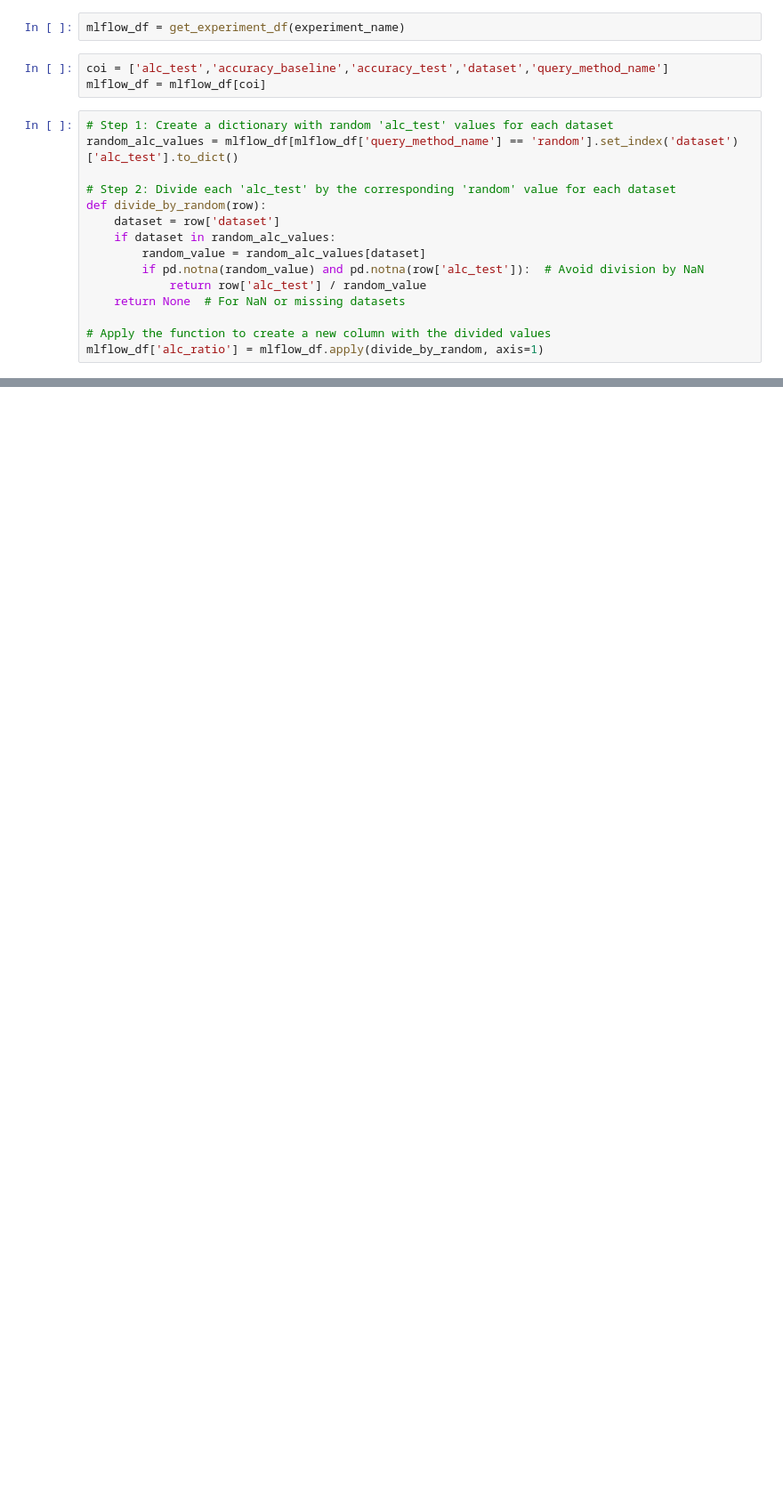
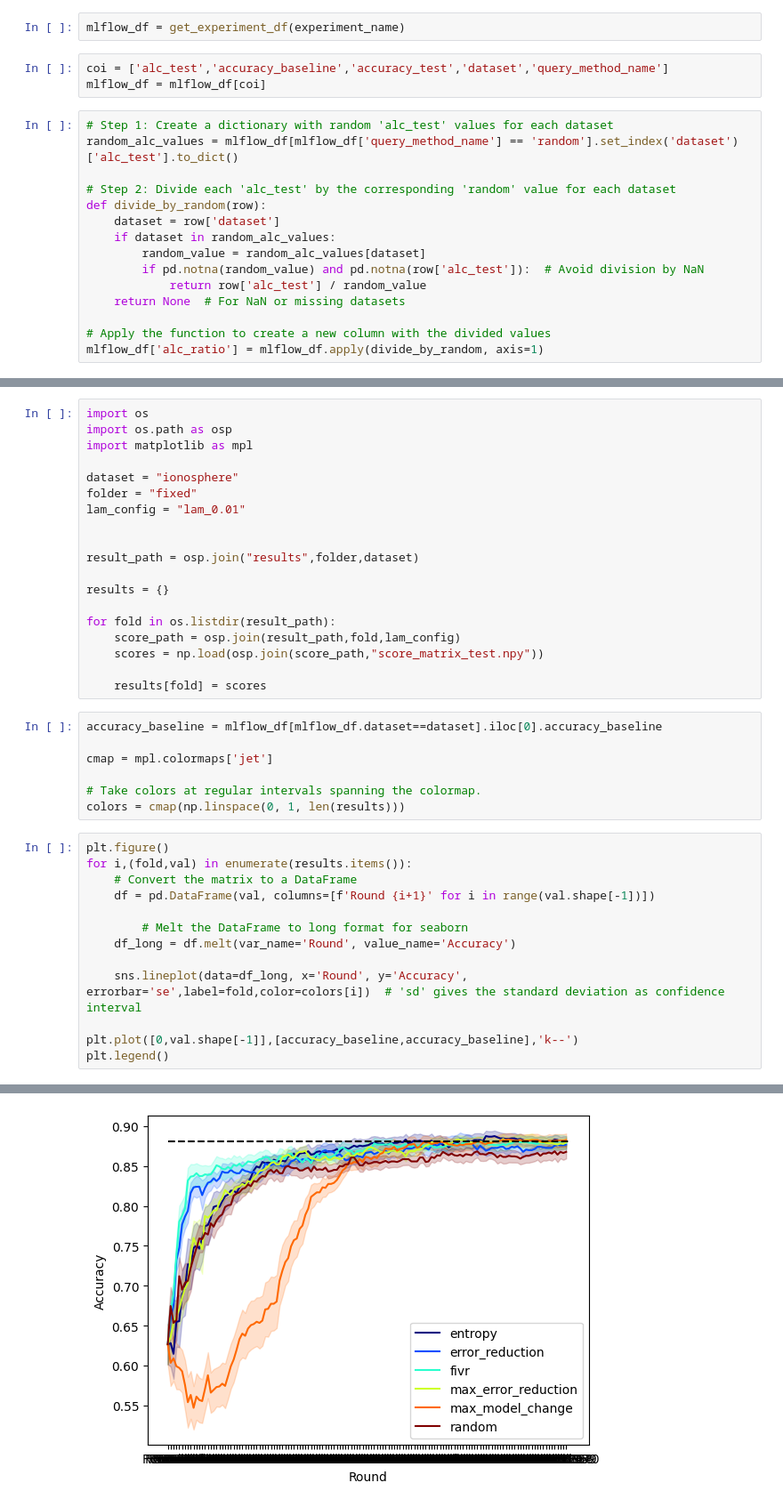
Before and after one commit to mlpotter/LogisticALBenchmark, a Jupyter notebook: visualize_results.ipynb, the cells around one changed output, grey strips where cells are left out. Shown at 89% size. Saved outputs shown, nothing was run; the diff lists cells and outputs as text; blank space fills up the shorter version.

```diff
--- a/visualize_results.ipynb
+++ b/visualize_results.ipynb
@@ -135,0 +133,40 @@ plt.show()
+# %%
+import os
+import os.path as osp
+import matplotlib as mpl
+
+dataset = "ionosphere"
+folder = "fixed"
+lam_config = "lam_0.01"
+
+
+result_path = osp.join("results",folder,dataset)
+
+results = {}
+
+for fold in os.listdir(result_path):
+    score_path = osp.join(result_path,fold,lam_config)
+    scores = np.load(osp.join(score_path,"score_matrix_test.npy"))
+
+    results[fold] = scores
+# %%
+accuracy_baseline = mlflow_df[mlflow_df.dataset==dataset].iloc[0].accuracy_baseline
+
+cmap = mpl.colormaps['jet']
+
+# Take colors at regular intervals spanning the colormap.
+colors = cmap(np.linspace(0, 1, len(results)))
+# %%
+plt.figure()
+for i,(fold,val) in enumerate(results.items()):
+    # Convert the matrix to a DataFrame
+    df = pd.DataFrame(val, columns=[f'Round {i+1}' for i in range(val.shape[-1])])
+
+        # Melt the DataFrame to long format for seaborn
+    df_long = df.melt(var_name='Round', value_name='Accuracy')
+
+    sns.lineplot(data=df_long, x='Round', y='Accuracy', errorbar='se',label=fold,color=colors[i])  # 'sd' gives the standard deviation as confidence interval
+
+plt.plot([0,val.shape[-1]],[accuracy_baseline,accuracy_baseline],'k--')
+plt.legend()
+# %% [output]
@@ -135,0 +174 @@ plt.show()
+[figure, added]
```
Also changed, not shown: parts of 10 cells of this notebook, 1 other file.
